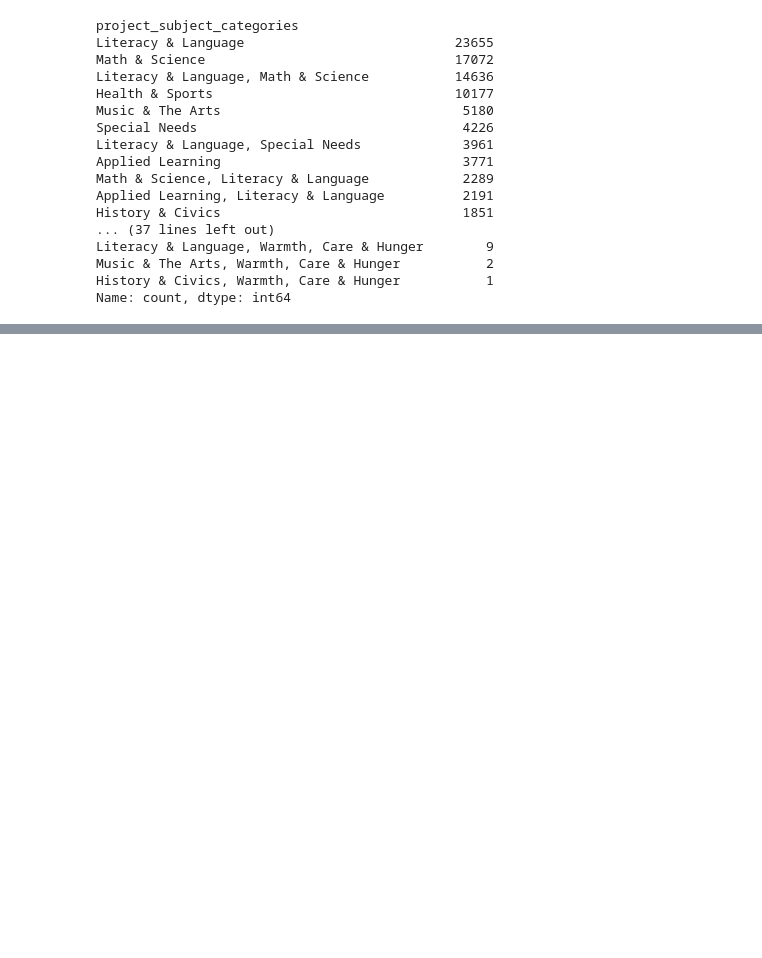
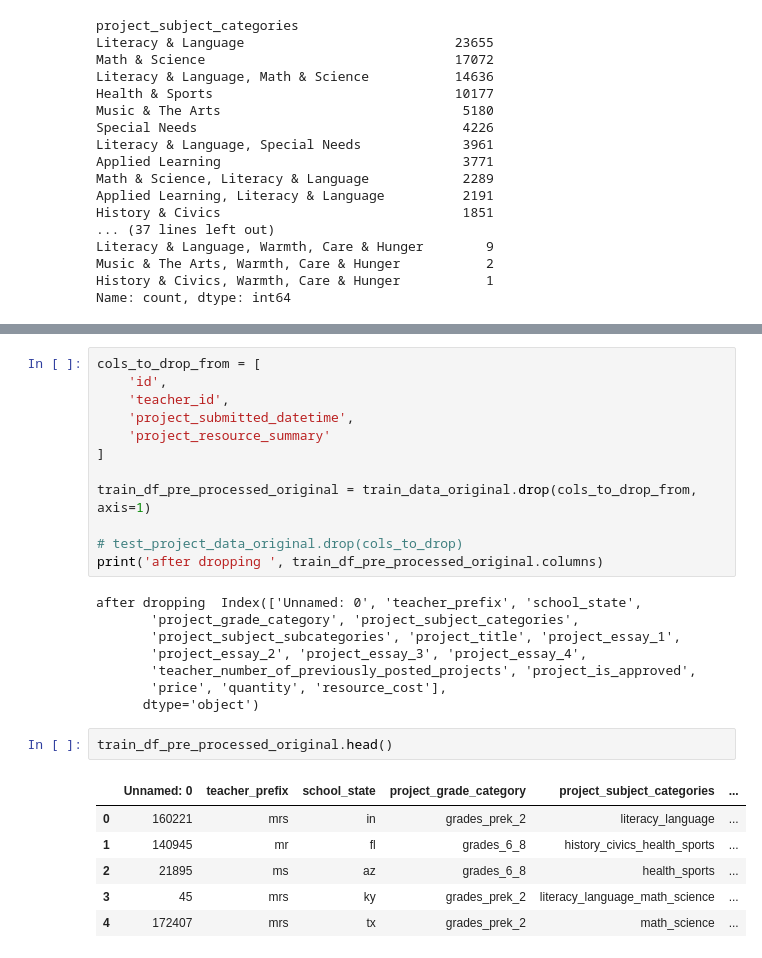
Before and after one commit to arutraj/ML_Basics, a Jupyter notebook: Rajavel_Sethupathi_DonorsChoose.ipynb, the cells around one changed output, grey strips where cells are left out. Drawn from its saved outputs; the diff is of its cells as text; blank space fills up the shorter version.

```diff
--- a/Rajavel_Sethupathi_DonorsChoose.ipynb
+++ b/Rajavel_Sethupathi_DonorsChoose.ipynb
@@ -159,0 +441,29 @@ Name: count, dtype: int64
+# %%
+cols_to_drop_from = [
+    'id',
+    'teacher_id',
+    'project_submitted_datetime',
+    'project_resource_summary'
+]
+
+train_df_pre_processed_original = train_data_original.drop(cols_to_drop_from, axis=1)
+
+# test_project_data_original.drop(cols_to_drop)
+print('after dropping ', train_df_pre_processed_original.columns)
+# %% [output]
+after dropping  Index(['Unnamed: 0', 'teacher_prefix', 'school_state',
+       'project_grade_category', 'project_subject_categories',
+       'project_subject_subcategories', 'project_title', 'project_essay_1',
+       'project_essay_2', 'project_essay_3', 'project_essay_4',
+       'teacher_number_of_previously_posted_projects', 'project_is_approved',
+       'price', 'quantity', 'resource_cost'],
+      dtype='object')
+# %%
+train_df_pre_processed_original.head()
+# %% [output]
+|  | Unnamed: 0 | teacher_prefix | school_state | project_grade_category | project_subject_categories | ... |
+| 0 | 160221 | mrs | in | grades_prek_2 | literacy_language | ... |
+| 1 | 140945 | mr | fl | grades_6_8 | history_civics_health_sports | ... |
+| 2 | 21895 | ms | az | grades_6_8 | health_sports | ... |
+| 3 | 45 | mrs | ky | grades_prek_2 | literacy_language_math_science | ... |
+| 4 | 172407 | mrs | tx | grades_prek_2 | math_science | ... |
```
Also changed, not shown: parts of 28 cells of this notebook.
